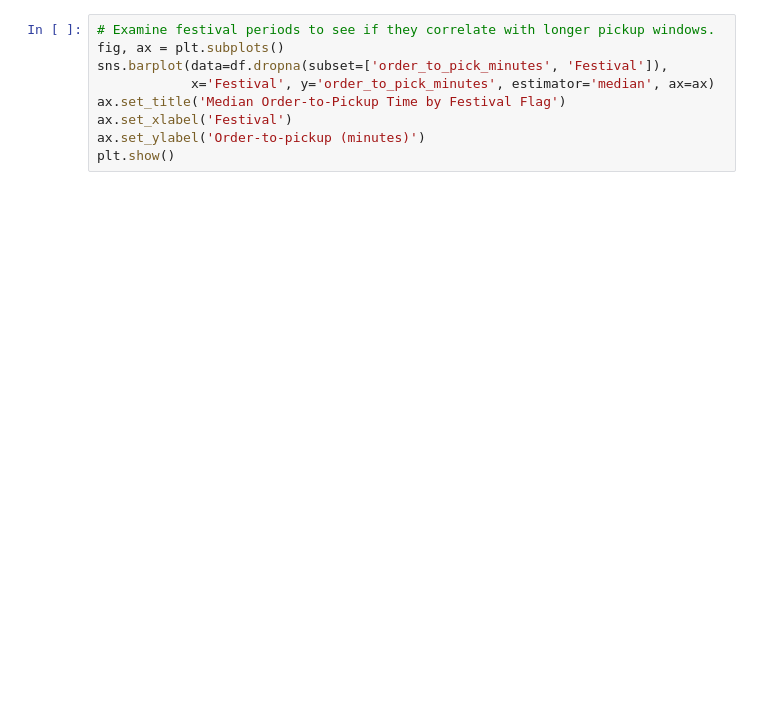
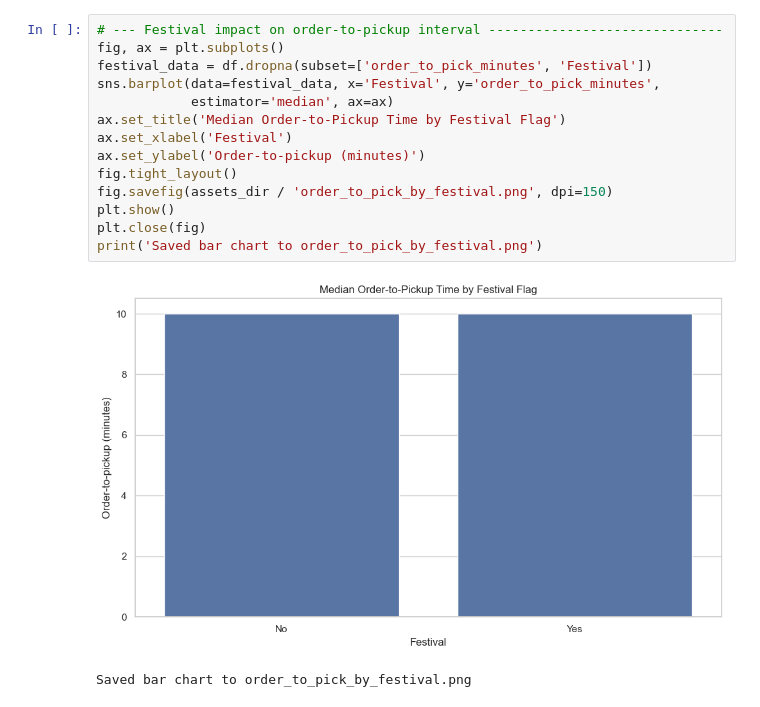
Before and after one commit to xh7777777/is5740-eightA, a Jupyter notebook: notebooks/exploratory_zomato.ipynb, the cells around one changed output. Cells and saved outputs as stored; diff of their text form; blank space fills up the shorter version.

```diff
--- a/notebooks/exploratory_zomato.ipynb
+++ b/notebooks/exploratory_zomato.ipynb
@@ -45,10 +86,18 @@ plt.show()
 # %%
-# Examine festival periods to see if they correlate with longer pickup windows.
+# --- Festival impact on order-to-pickup interval ------------------------------
 fig, ax = plt.subplots()
-sns.barplot(data=df.dropna(subset=['order_to_pick_minutes', 'Festival']),
-            x='Festival', y='order_to_pick_minutes', estimator='median', ax=ax)
+festival_data = df.dropna(subset=['order_to_pick_minutes', 'Festival'])
+sns.barplot(data=festival_data, x='Festival', y='order_to_pick_minutes',
+            estimator='median', ax=ax)
 ax.set_title('Median Order-to-Pickup Time by Festival Flag')
 ax.set_xlabel('Festival')
 ax.set_ylabel('Order-to-pickup (minutes)')
+fig.tight_layout()
+fig.savefig(assets_dir / 'order_to_pick_by_festival.png', dpi=150)
 plt.show()
+plt.close(fig)
+print('Saved bar chart to order_to_pick_by_festival.png')
+# %% [output]
+[figure, added]
+Saved bar chart to order_to_pick_by_festival.png
 # %%
```
Also changed, not shown: parts of 19 cells of this notebook, 12 other files.
